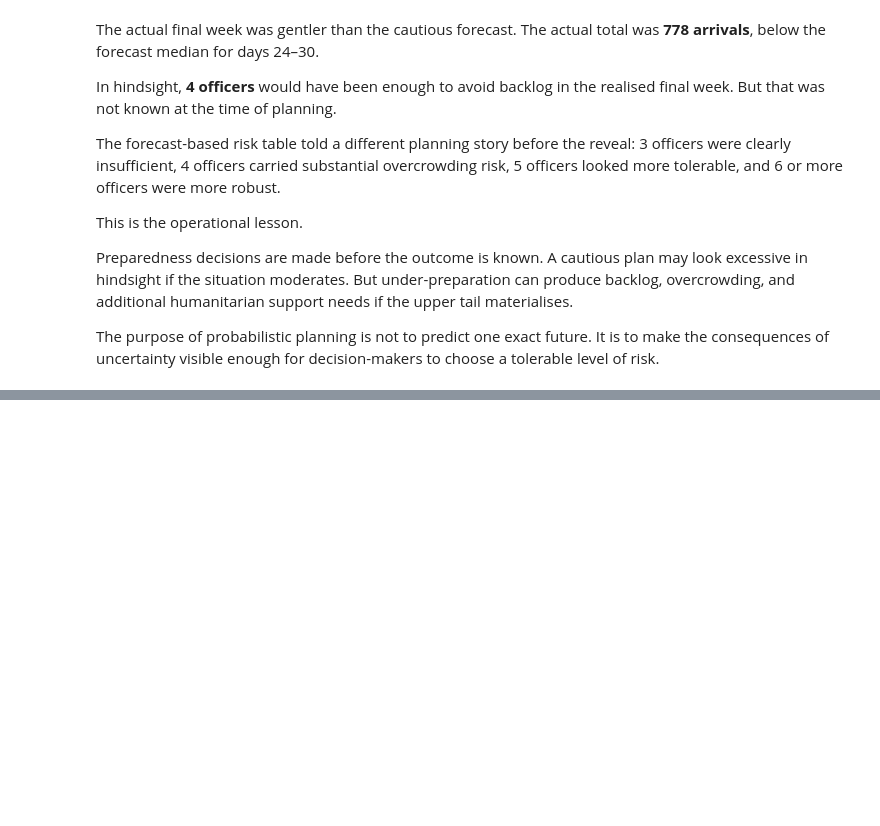
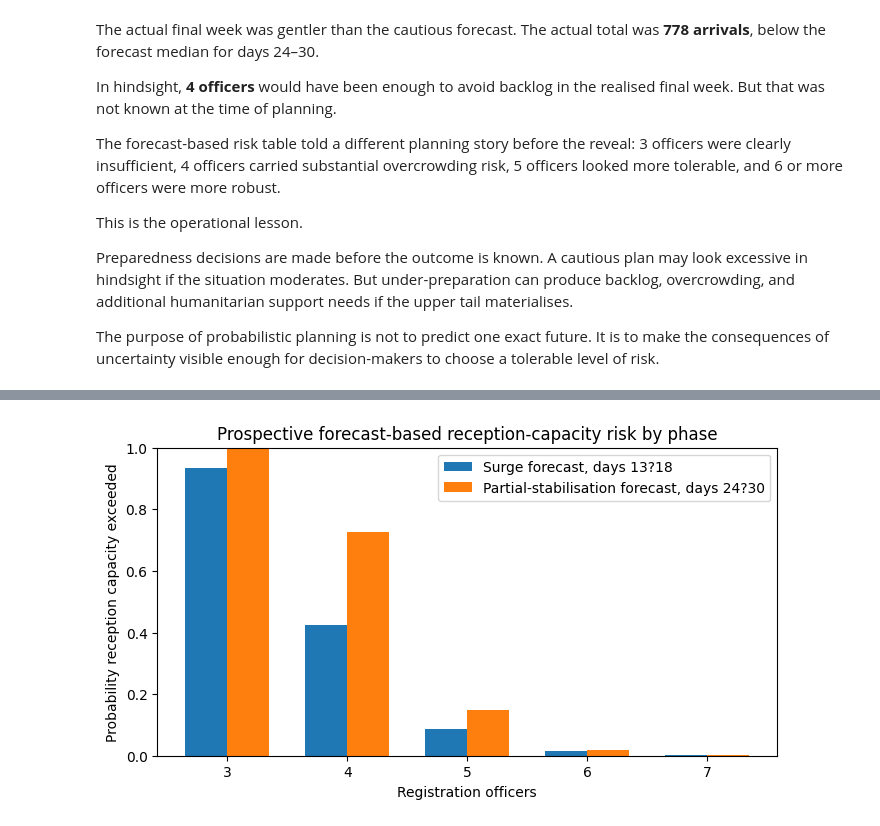
Before and after one commit to kcsongor011/humanitarian_decision_toolkit, a Jupyter notebook: notebooks/forecasting/arrival_dynamics_1_short_term_border_arrivals.ipynb, the cells around one changed output, grey strips where cells are left out. Saved outputs shown, nothing was run; the diff lists cells and outputs as text; code cells hidden in the pictures; blank space fills up the shorter version.

Commit message:
Add arrival dynamics notebook part IV synthesis

```diff
--- a/notebooks/forecasting/arrival_dynamics_1_short_term_border_arrivals.ipynb
+++ b/notebooks/forecasting/arrival_dynamics_1_short_term_border_arrivals.ipynb
@@ -1470,0 +1581,30 @@ The purpose of probabilistic planning is not to predict one exact future. It is
+# %%
+part_iv_chart_data = part_iv_phase_comparison.copy()
+part_iv_phases = part_iv_chart_data["phase"].drop_duplicates().tolist()
+part_iv_officers = sorted(part_iv_chart_data["officers"].unique())
+bar_width = 0.35
+x_positions = range(len(part_iv_officers))
+
+fig, ax = plt.subplots(figsize=(8, 4))
+for index, phase in enumerate(part_iv_phases):
+    phase_data = part_iv_chart_data.loc[part_iv_chart_data["phase"] == phase].set_index(
+        "officers"
+    )
+    offsets = [position + (index - 0.5) * bar_width for position in x_positions]
+    ax.bar(
+        offsets,
+        phase_data.loc[part_iv_officers, "probability_reception_capacity_exceeded"],
+        width=bar_width,
+        label=phase,
+    )
+
+ax.set_xticks(list(x_positions))
+ax.set_xticklabels(part_iv_officers)
+ax.set_xlabel("Registration officers")
+ax.set_ylabel("Probability reception capacity exceeded")
+ax.set_title("Prospective forecast-based reception-capacity risk by phase")
+ax.set_ylim(0, 1)
+ax.legend()
+plt.show()
+# %% [output]
+[figure, added]
```
Also changed, not shown: parts of 6 cells of this notebook.
